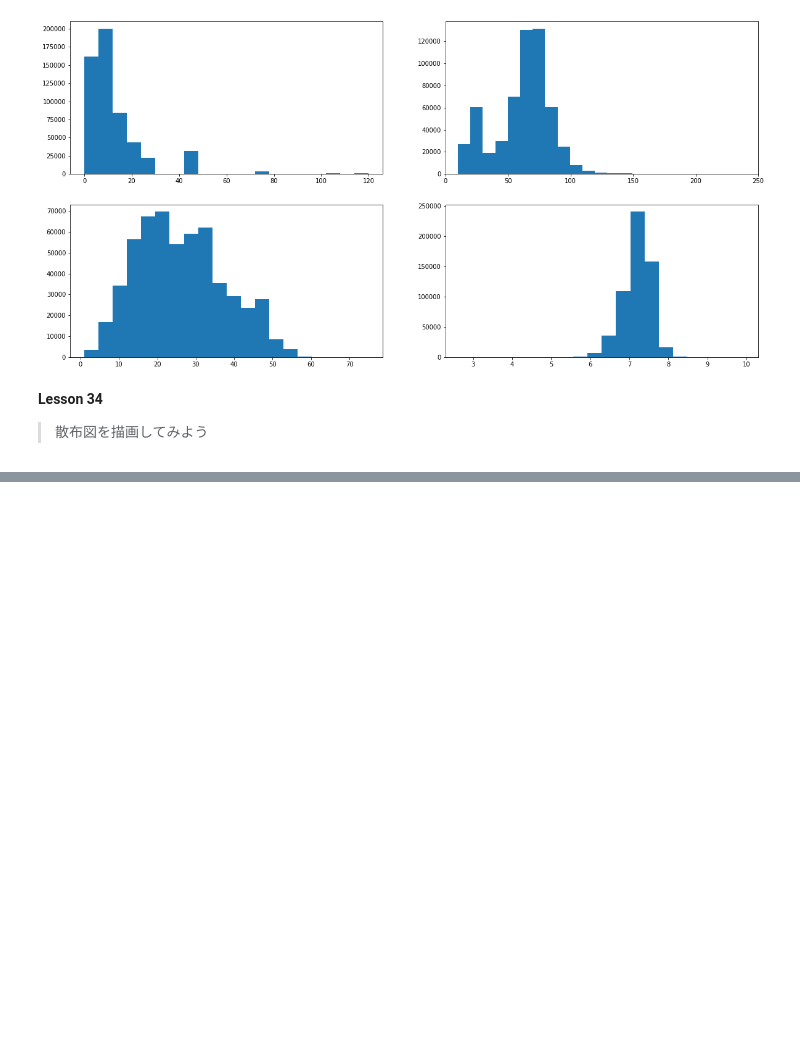
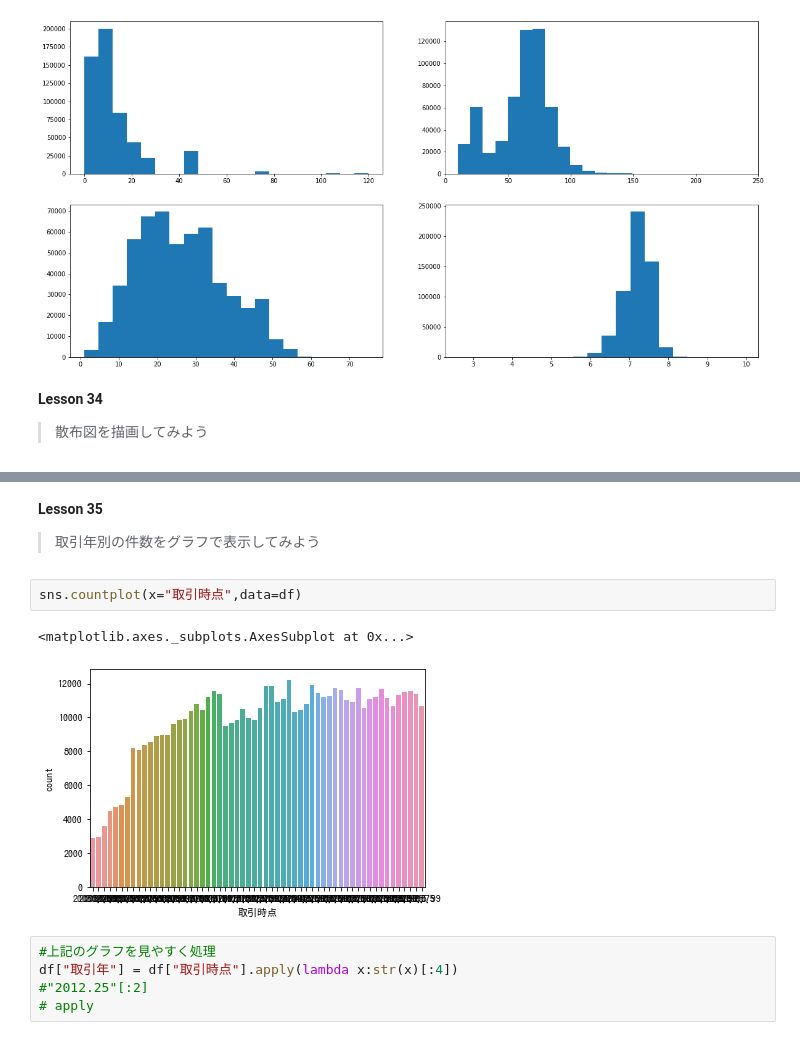
Before and after one commit to KJR020/Nishika_tutorial, a Jupyter notebook: Nishika_tutorial.ipynb, the cells around one changed output, grey strips where cells are left out. Cells and saved outputs as stored; diff of their text form; blank space fills up the shorter version.

```diff
--- a/Nishika_tutorial.ipynb
+++ b/Nishika_tutorial.ipynb
@@ -421,0 +469,14 @@ plt.scatter(df['最寄駅：距離（分）'],df['取引価格（総額）_log']
+# %% [markdown]
+**Lesson 35**
+
+> 取引年別の件数をグラフで表示してみよう
+# %%
+sns.countplot(x="取引時点",data=df)
+# %% [output]
+<matplotlib.axes._subplots.AxesSubplot at 0x...>
+[figure, added]
+# %%
+#上記のグラフを見やすく処理
+df["取引年"] = df["取引時点"].apply(lambda x:str(x)[:4])
+#"2012.25"[:2]
+# apply
```
Also changed, not shown: parts of 11 cells of this notebook.
